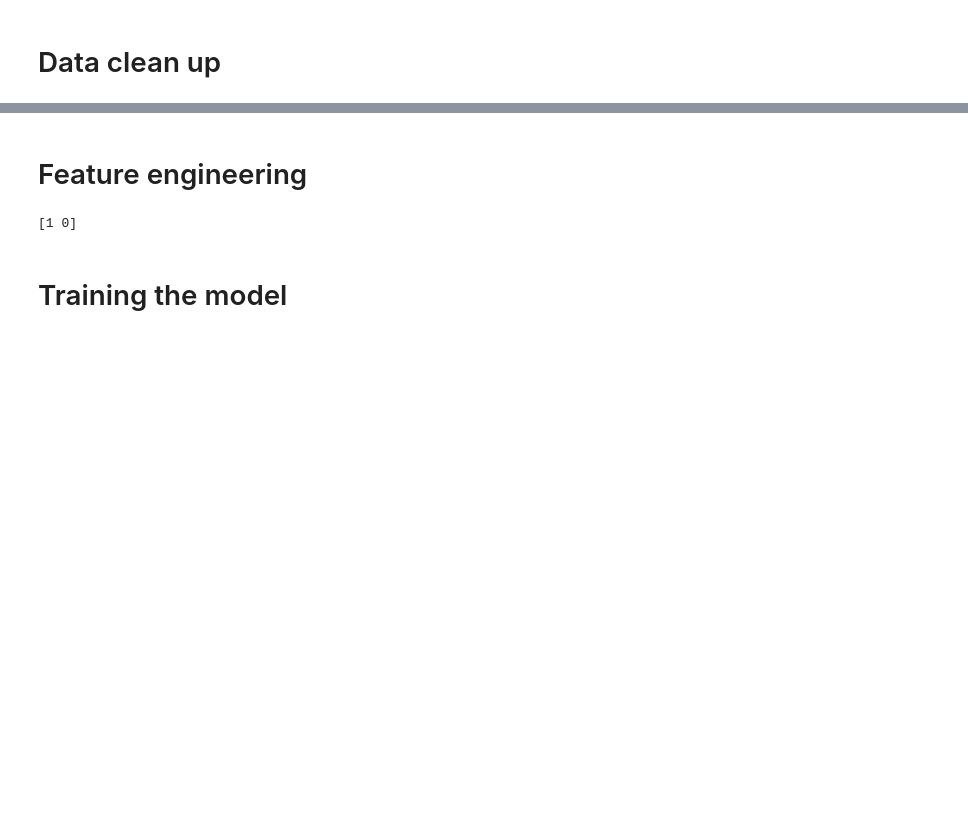
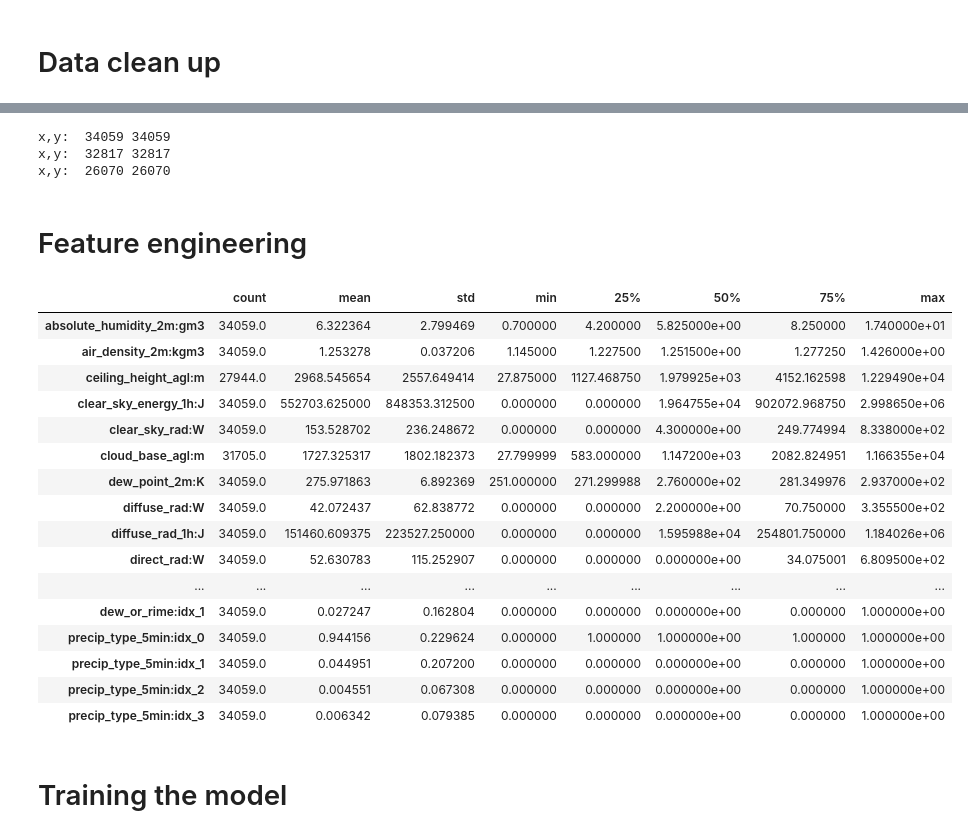
Before and after one commit to olejacobmellgren/solar-panel-energy-ml, a Jupyter notebook: model_notebooks/template_notebook_model.ipynb, the cells around one changed output, grey strips where cells are left out. Drawn from its saved outputs; the diff is of its cells as text; code cells hidden in the pictures; blank space fills up the shorter version.

```diff
--- a/model_notebooks/template_notebook_model.ipynb
+++ b/model_notebooks/template_notebook_model.ipynb
@@ -19,0 +82,8 @@ X_frames_test = read_data.get_test_data()
+# %%
+XTRA = XTRA.drop([0]).reset_index(drop=True)
+XTRB = XTRB.drop([0]).reset_index(drop=True)
+XTRC = XTRC.drop([0]).reset_index(drop=True)
+
+YA = YA.drop([0]).reset_index(drop=True)
+YB = YB.drop([0, 1]).reset_index(drop=True)
+YC = YC.drop([0, 1]).reset_index(drop=True)
@@ -19,0 +94,3 @@ X_frames_test = read_data.get_test_data()
+# %%
+for x in X_frames_test:
+    print(x["date_forecast"].head())
@@ -20,3 +118,6 @@ X_frames_test = read_data.get_test_data()
+# %%
+for i in range(len(X_frames_test)):
+    X_frames_test[i] = X_frames_test[i].drop([0]).reset_index(drop=True)
 # %% [markdown]
 # Data clean up
 # %%
@@ -53,27 +160,52 @@ print(len(X_frames_test[0]))
+# %%
+#Verify length matches
+for x in range(len(X_train)):
+    print("x,y: ", len(X_train[x]), len(Y_train[x]))
+# %% [output]
+x,y:  34059 34059
+x,y:  32817 32817
+x,y:  26070 26070
 # %% [markdown]
 # Feature engineering
 # %%
 import data_func.timeseasonality as DTS
-for i in range(len(X_frames_train)):
-    X_frames_train[i] = DTS.append_seasonal_columns(X_frames_train[i])
-    X_frames_train[i].drop(columns=['date_forecast'], inplace=True)
+import data_func.one_hot_encoding as OHE
+for i in range(len(X_train)):
+    X_train[i] = DTS.append_seasonal_columns(X_train[i])
+    X_train[i].drop(columns=['date_forecast'], inplace=True)
 
 for i in range(len(X_frames_test)):
     X_frames_test[i] = DTS.append_seasonal_columns(X_frames_test[i])
     X_frames_test[i].drop(columns=['date_forecast'], inplace=True)
 
+# THIS SECTION CAN ONLY WORK IF THE PREVIOUS AGGREGATION IS DONE INDIVIDUALLY FOR CATEGORICAL DATA
+# import data_func.one_hot_encoding as OHE
 
-import data_func.one_hot_encoding as OHE
-
-for i in range(len(X_frames_train)):
-    X_frames_train[i] = OHE.one_hot_encode(X_frames_train[i], ['dew_or_rime:idx', 'precip_type_5min:idx'])
+for i in range(len(X_train)):
+     X_train[i] = OHE.one_hot_encode(X_train[i], ['dew_or_rime:idx', 'precip_type_5min:idx'])
 
 for i in range(len(X_frames_test)):
-    X_frames_test[i] = OHE.one_hot_encode(X_frames_test[i], ['dew_or_rime:idx', 'precip_type_5min:idx'])
-
-print(X_frames_train[2]['dew_or_rime:idx_0.0'].unique())
+     X_frames_test[i] = OHE.one_hot_encode(X_frames_test[i], ['dew_or_rime:idx', 'precip_type_5min:idx'])
-# %% [output]
-[1 0]
+# %%
+X_train[0].describe().transpose()
+# %% [output]
+|  | count | mean | std | min | 25% | 50% | 75% | max |
+| absolute_humidity_2m:gm3 | 34059.0 | 6.322364 | 2.799469 | 0.700000 | 4.200000 | 5.825000e+00 | 8.250000 | 1.740000e+01 |
+| air_density_2m:kgm3 | 34059.0 | 1.253278 | 0.037206 | 1.145000 | 1.227500 | 1.251500e+00 | 1.277250 | 1.426000e+00 |
+| ceiling_height_agl:m | 27944.0 | 2968.545654 | 2557.649414 | 27.875000 | 1127.468750 | 1.979925e+03 | 4152.162598 | 1.229490e+04 |
+| clear_sky_energy_1h:J | 34059.0 | 552703.625000 | 848353.312500 | 0.000000 | 0.000000 | 1.964755e+04 | 902072.968750 | 2.998650e+06 |
+| clear_sky_rad:W | 34059.0 | 153.528702 | 236.248672 | 0.000000 | 0.000000 | 4.300000e+00 | 249.774994 | 8.338000e+02 |
+| cloud_base_agl:m | 31705.0 | 1727.325317 | 1802.182373 | 27.799999 | 583.000000 | 1.147200e+03 | 2082.824951 | 1.166355e+04 |
+| dew_point_2m:K | 34059.0 | 275.971863 | 6.892369 | 251.000000 | 271.299988 | 2.760000e+02 | 281.349976 | 2.937000e+02 |
+| diffuse_rad:W | 34059.0 | 42.072437 | 62.838772 | 0.000000 | 0.000000 | 2.200000e+00 | 70.750000 | 3.355500e+02 |
+| diffuse_rad_1h:J | 34059.0 | 151460.609375 | 223527.250000 | 0.000000 | 0.000000 | 1.595988e+04 | 254801.750000 | 1.184026e+06 |
+| direct_rad:W | 34059.0 | 52.630783 | 115.252907 | 0.000000 | 0.000000 | 0.000000e+00 | 34.075001 | 6.809500e+02 |
+| ... | ... | ... | ... | ... | ... | ... | ... | ... |
+| dew_or_rime:idx_1 | 34059.0 | 0.027247 | 0.162804 | 0.000000 | 0.000000 | 0.000000e+00 | 0.000000 | 1.000000e+00 |
+| precip_type_5min:idx_0 | 34059.0 | 0.944156 | 0.229624 | 0.000000 | 1.000000 | 1.000000e+00 | 1.000000 | 1.000000e+00 |
+| precip_type_5min:idx_1 | 34059.0 | 0.044951 | 0.207200 | 0.000000 | 0.000000 | 0.000000e+00 | 0.000000 | 1.000000e+00 |
+| precip_type_5min:idx_2 | 34059.0 | 0.004551 | 0.067308 | 0.000000 | 0.000000 | 0.000000e+00 | 0.000000 | 1.000000e+00 |
+| precip_type_5min:idx_3 | 34059.0 | 0.006342 | 0.079385 | 0.000000 | 0.000000 | 0.000000e+00 | 0.000000 | 1.000000e+00 |
 # %% [markdown]
 # Training the model
 # %%
```
Also changed, not shown: parts of 13 cells of this notebook, 5 other files.
